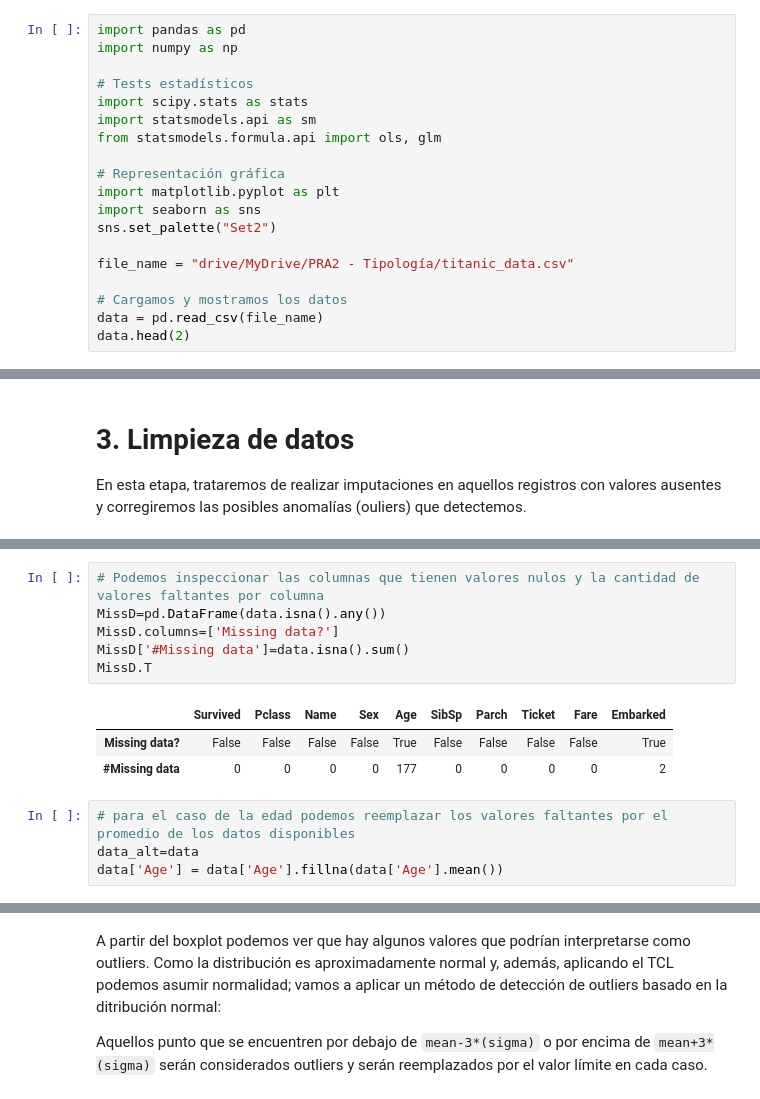
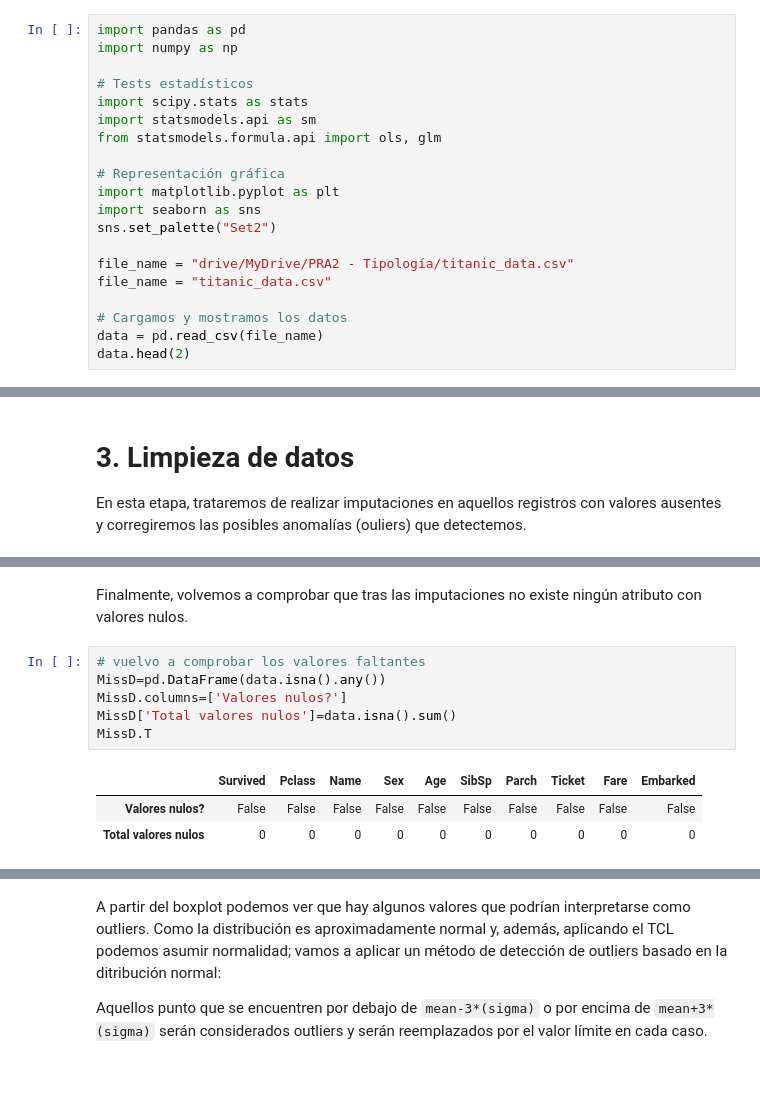
Before and after one commit to ntaxus/LIMPIEZA-DE-DATOS, a Jupyter notebook: PRA2_Limpieza_y_validación_de_los_datos.ipynb, the cells around one changed output, grey strips where cells are left out. Drawn from its saved outputs; the diff is of its cells as text.

```diff
--- a/PRA2_Limpieza_y_validación_de_los_datos.ipynb
+++ b/PRA2_Limpieza_y_validación_de_los_datos.ipynb
@@ -32,6 +27,7 @@ import seaborn as sns
 sns.set_palette("Set2")
 
 file_name = "drive/MyDrive/PRA2 - Tipología/titanic_data.csv"
+file_name = "titanic_data.csv"
 
 # Cargamos y mostramos los datos
 data = pd.read_csv(file_name)
@@ -103,14 +145,12 @@ data.describe(include='all')
+# %% [markdown]
+Finalmente, volvemos a comprobar que tras las imputaciones no existe ningún atributo con valores nulos.
 # %%
-# Podemos inspeccionar las columnas que tienen valores nulos y la cantidad de valores faltantes por columna
+# vuelvo a comprobar los valores faltantes
 MissD=pd.DataFrame(data.isna().any())
-MissD.columns=['Missing data?']
-MissD['#Missing data']=data.isna().sum()
+MissD.columns=['Valores nulos?']
+MissD['Total valores nulos']=data.isna().sum()
 MissD.T
 # %% [output]
 |  | Survived | Pclass | Name | Sex | Age | SibSp | Parch | Ticket | Fare | Embarked |
-| Missing data? | False | False | False | False | True | False | False | False | False | True |
-| #Missing data | 0 | 0 | 0 | 0 | 177 | 0 | 0 | 0 | 0 | 2 |
+| Valores nulos? | False | False | False | False | False | False | False | False | False | False |
+| Total valores nulos | 0 | 0 | 0 | 0 | 0 | 0 | 0 | 0 | 0 | 0 |
-# %%
-# para el caso de la edad podemos reemplazar los valores faltantes por el promedio de los datos disponibles
-data_alt=data
-data['Age'] = data['Age'].fillna(data['Age'].mean())
```
Also changed, not shown: parts of 36 cells of this notebook, 1 other file.
